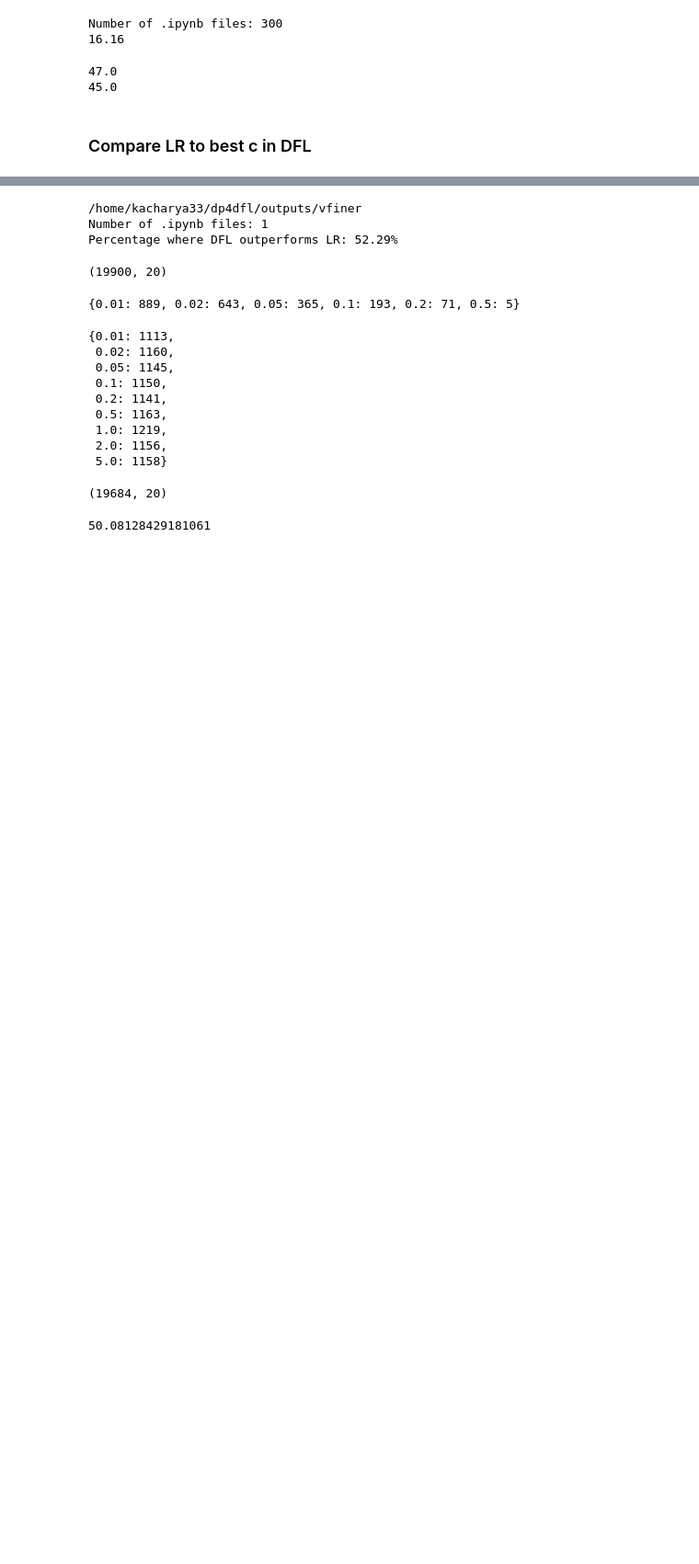
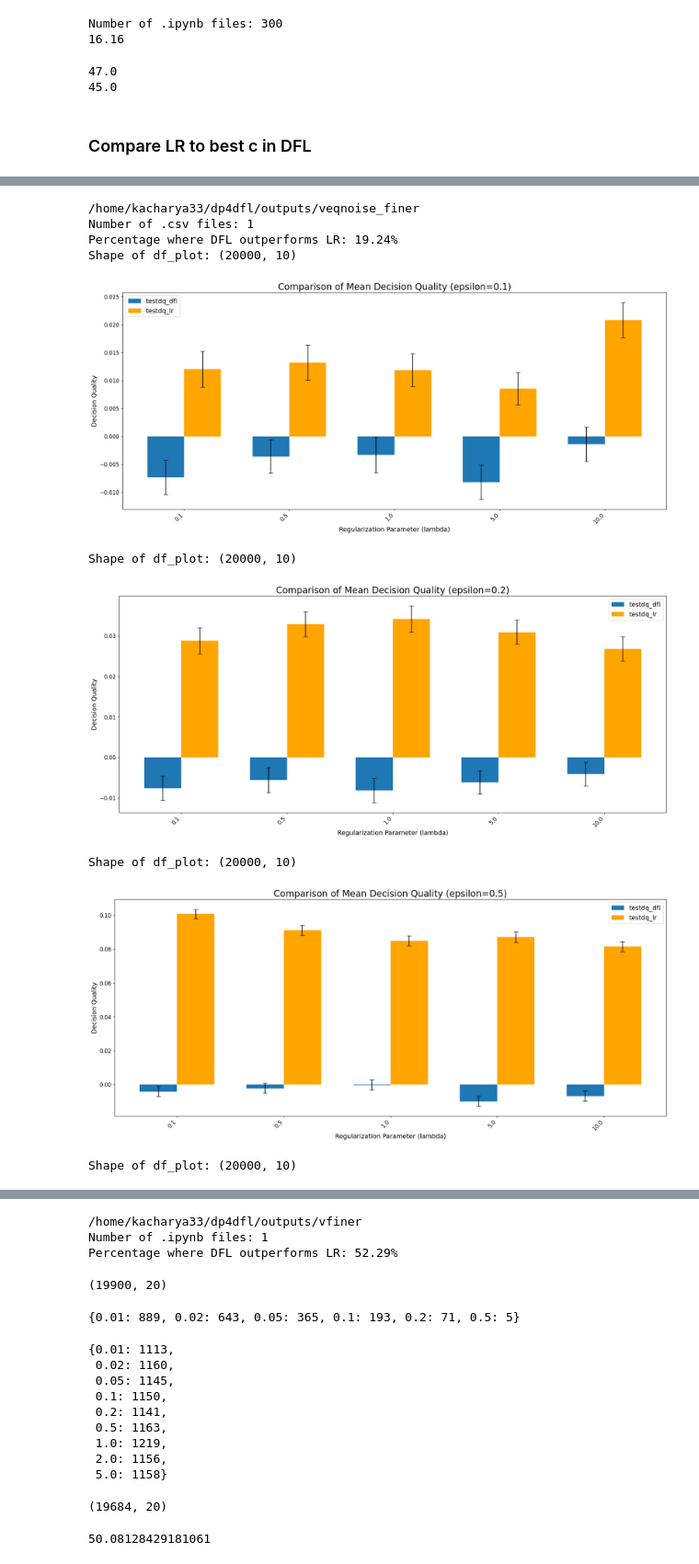
Before and after one commit to krishnacharya/dfldp, a Jupyter notebook: notebooks/dfl_vs_2stage.ipynb, the cells around one changed output, grey strips where cells are left out. Shown at 92% size. Cells and saved outputs as stored; diff of their text form; code cells hidden in the pictures; blank space fills up the shorter version.

```diff
--- a/notebooks/dfl_vs_2stage.ipynb
+++ b/notebooks/dfl_vs_2stage.ipynb
@@ -443,0 +396,80 @@ Index(['run', 'key', 'epsilon', 'lamb_dfl', 'c_dfl', 'lamb_lr', 'w_dfl',
+# %%
+# SBATCH RESULTS
+import os
+import pandas as pd
+from src.project_dirs import output_dir_name
+from src.utils import plot_grouped_dq
+
+filepath = str(output_dir_name('veqnoise_finer'))
+print(filepath)
+
+# List all files in the directory
+files = os.listdir(filepath)
+csv_files = [file for file in files if file.endswith('.csv')]
+print(f"Number of .csv files: {len(csv_files)}")
+
+file = os.path.join(filepath, csv_files[0])
+df_all = pd.read_csv(file)
+
+percentage = (df_all['testdq_dfl'] > df_all['testdq_lr']).mean() * 100
+print(f"Percentage where DFL outperforms LR: {percentage:.2f}%")
+
+percent = []
+for k in df_all['key'].unique(): # check case by case for each key in which dfl is better
+    df_k = df_all[df_all['key'] == k]
+    percent.append((k, (df_k['testdq_dfl'] >= df_k['testdq_lr']).sum() / df_k.shape[0] * 100))
+
+sorted_k = sorted(percent, key=lambda x: x[1], reverse=True)
+
+cols_to_use = ['epsilon', 'lamb_dfl', 'lamb_lr', 'c_dfl', 'testloss_dfl', 'testdq_dfl', 'testloss_lr', 'testdq_lr', 'testacc_dfl', 'testacc_lr']
+
+plot_grouped_dq(df_all, cols_to_use, 'lamb_dfl', 'testdq_dfl', 'lamb_lr', 'testdq_lr', metric='Decision Quality', epsilon=0.1,
+                title_fontsize=20, label_fontsize=14, tick_fontsize=12)
+
+plot_grouped_dq(df_all, cols_to_use, 'lamb_dfl', 'testdq_dfl', 'lamb_lr', 'testdq_lr', metric='Decision Quality', epsilon=0.2,
+                title_fontsize=20, label_fontsize=14, tick_fontsize=12)
+
+plot_grouped_dq(df_all, cols_to_use, 'lamb_dfl', 'testdq_dfl', 'lamb_lr', 'testdq_lr', metric='Decision Quality', epsilon=0.5,
+                title_fontsize=20, label_fontsize=14, tick_fontsize=12)
+
+plot_grouped_dq(df_all, cols_to_use, 'lamb_dfl', 'testdq_dfl', 'lamb_lr', 'testdq_lr', metric='Decision Quality', epsilon=1.0,
+                title_fontsize=20, label_fontsize=14, tick_fontsize=12)
+
+
+# Plot accuracy
+plot_grouped_dq(df_all, cols_to_use, 'lamb_dfl', 'testacc_dfl', 'lamb_lr', 'testacc_lr', metric='Accuracy', epsilon=0.1,
+                title_fontsize=20, label_fontsize=14, tick_fontsize=12)
+
+plot_grouped_dq(df_all, cols_to_use, 'lamb_dfl', 'testacc_dfl', 'lamb_lr', 'testacc_lr', metric='Accuracy', epsilon=0.2,
+                title_fontsize=20, label_fontsize=14, tick_fontsize=12)
+
+plot_grouped_dq(df_all, cols_to_use, 'lamb_dfl', 'testacc_dfl', 'lamb_lr', 'testacc_lr', metric='Accuracy', epsilon=0.5,
+                title_fontsize=20, label_fontsize=14, tick_fontsize=12)
+
+plot_grouped_dq(df_all, cols_to_use, 'lamb_dfl', 'testacc_dfl', 'lamb_lr', 'testacc_lr', metric='Accuracy', epsilon=1.0,
+                title_fontsize=20, label_fontsize=14, tick_fontsize=12)
+
+
+# Plot loss
+plot_grouped_dq(df_all, cols_to_use, 'lamb_dfl', 'testloss_dfl', 'lamb_lr', 'testloss_lr', metric='Logistic Loss', epsilon=0.1,
+                title_fontsize=20, label_fontsize=14, tick_fontsize=12)
+
+plot_grouped_dq(df_all, cols_to_use, 'lamb_dfl', 'testloss_dfl', 'lamb_lr', 'testloss_lr', metric='Logistic Loss', epsilon=0.2,
+                title_fontsize=20, label_fontsize=14, tick_fontsize=12)
+
+plot_grouped_dq(df_all, cols_to_use, 'lamb_dfl', 'testloss_dfl', 'lamb_lr', 'testloss_lr', metric='Logistic Loss', epsilon=0.5,
+                title_fontsize=20, label_fontsize=14, tick_fontsize=12)
+
+plot_grouped_dq(df_all, cols_to_use, 'lamb_dfl', 'testloss_dfl', 'lamb_lr', 'testloss_lr', metric='Logistic Loss', epsilon=1.0,
+                title_fontsize=20, label_fontsize=14, tick_fontsize=12)
+# %% [output]
+/home/kacharya33/dp4dfl/outputs/veqnoise_finer
+Number of .csv files: 1
+Percentage where DFL outperforms LR: 19.24%
+Shape of df_plot: (20000, 10)
+[figure, added]
+Shape of df_plot: (20000, 10)
+[figure, added]
+Shape of df_plot: (20000, 10)
+[figure, added]
+Shape of df_plot: (20000, 10)
```
Also changed, not shown: parts of 7 cells of this notebook, 1 other file.
